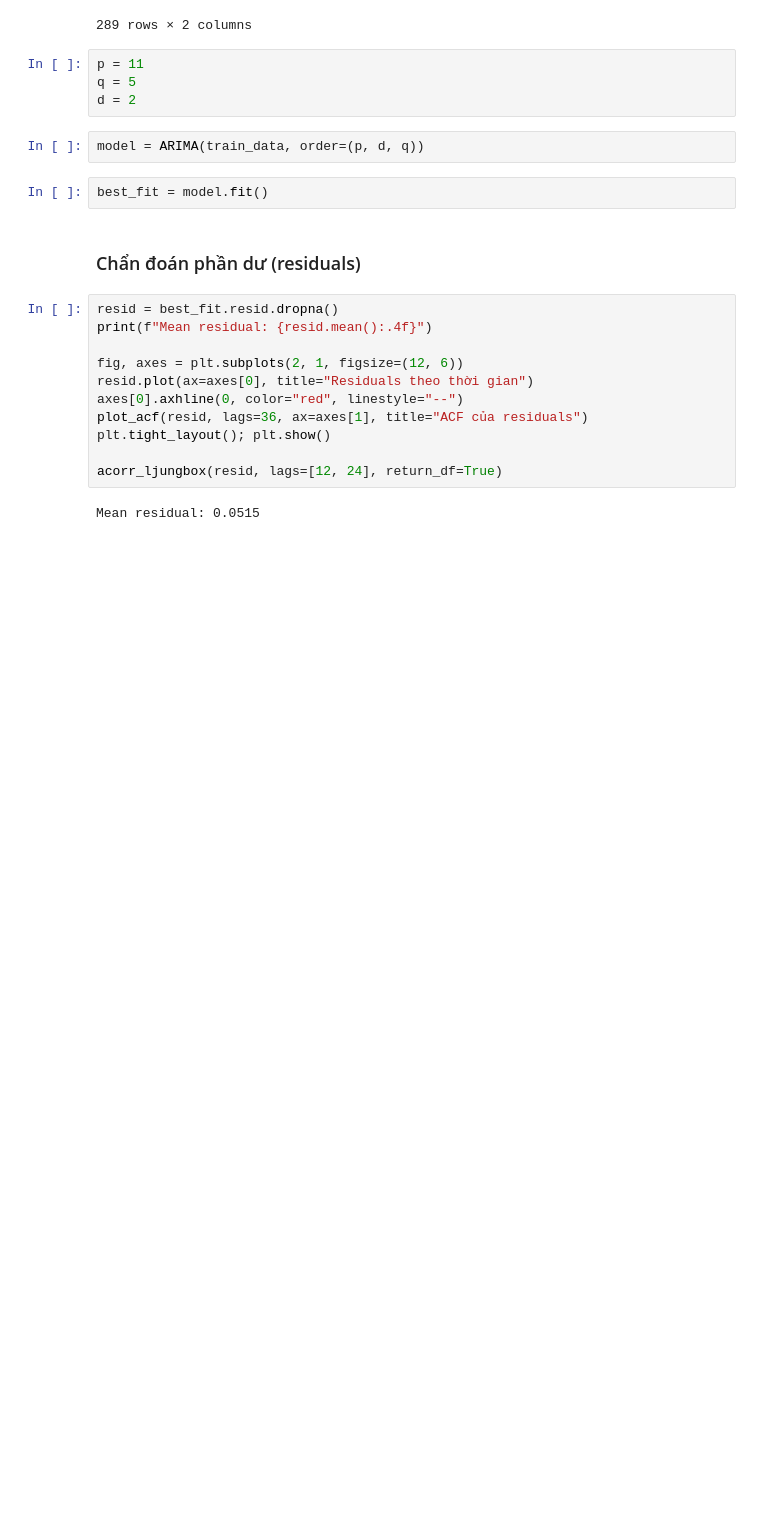
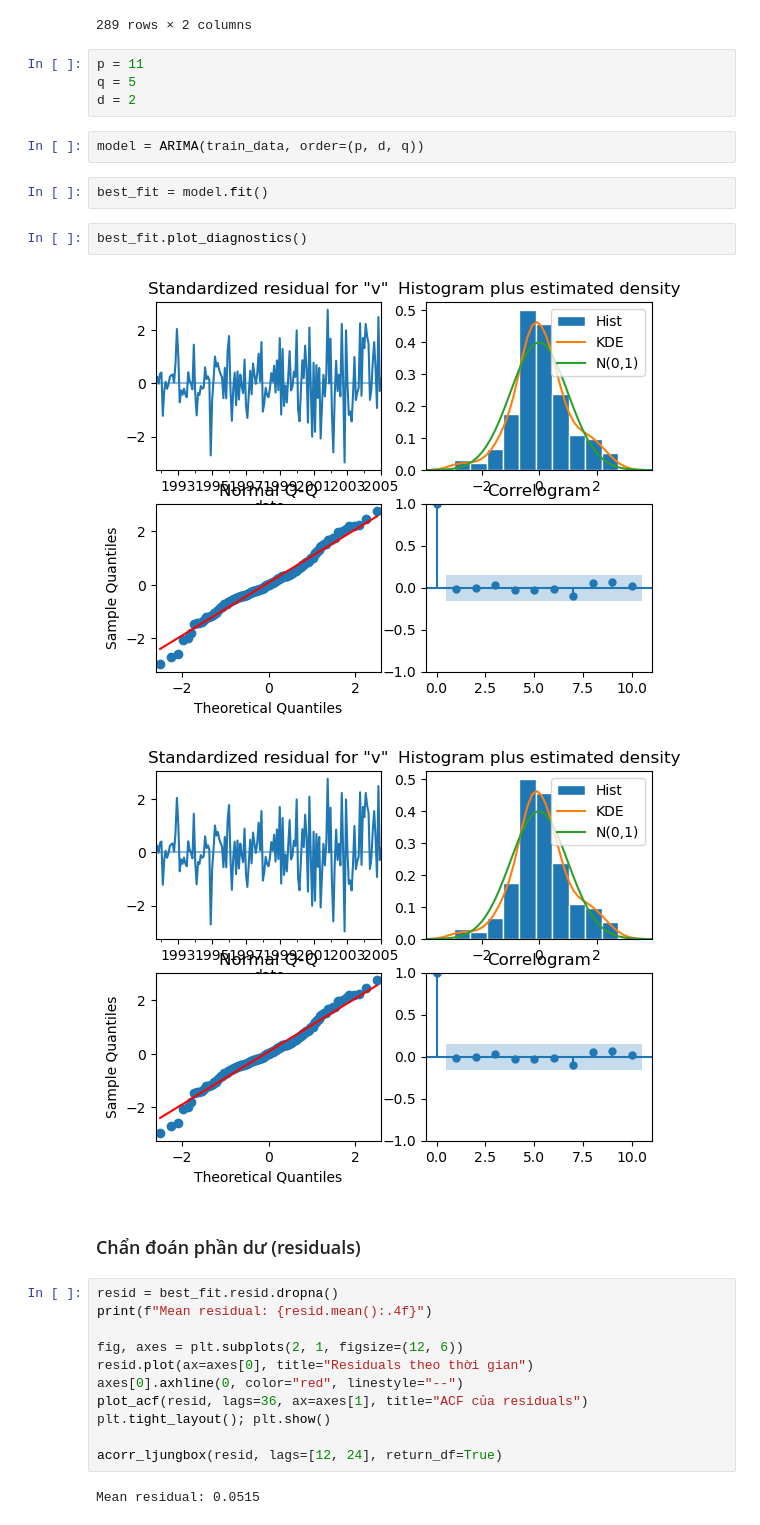
Before and after one commit to HoraCompany-VN/Times-Series-Gr3, a Jupyter notebook: Lab2/BT_Normal/src/Lab2_Normal.ipynb, the cells around one changed output. Saved outputs shown, nothing was run; the diff lists cells and outputs as text; blank space fills up the shorter version.

Commit message:
Them cai plotDiagonoise

```diff
--- a/Lab2/BT_Normal/src/Lab2_Normal.ipynb
+++ b/Lab2/BT_Normal/src/Lab2_Normal.ipynb
@@ -457,6 +457,11 @@ d = 2
 model = ARIMA(train_data, order=(p, d, q))
 # %%
 best_fit = model.fit()
+# %%
+best_fit.plot_diagnostics()
+# %% [output]
+[figure, added]
+[figure, added]
 # %% [markdown]
 ### Chẩn đoán phần dư (residuals)
 # %%
```
